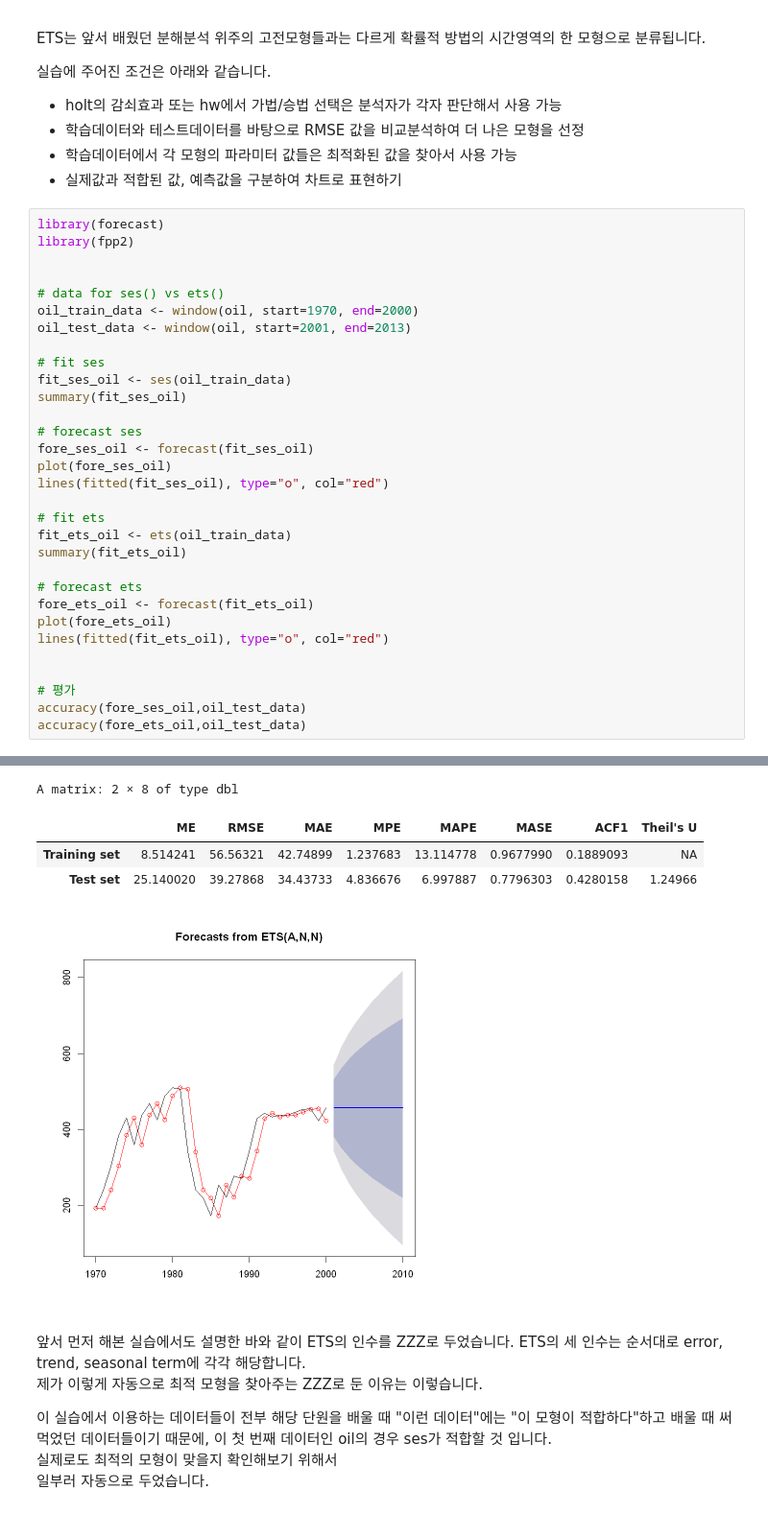
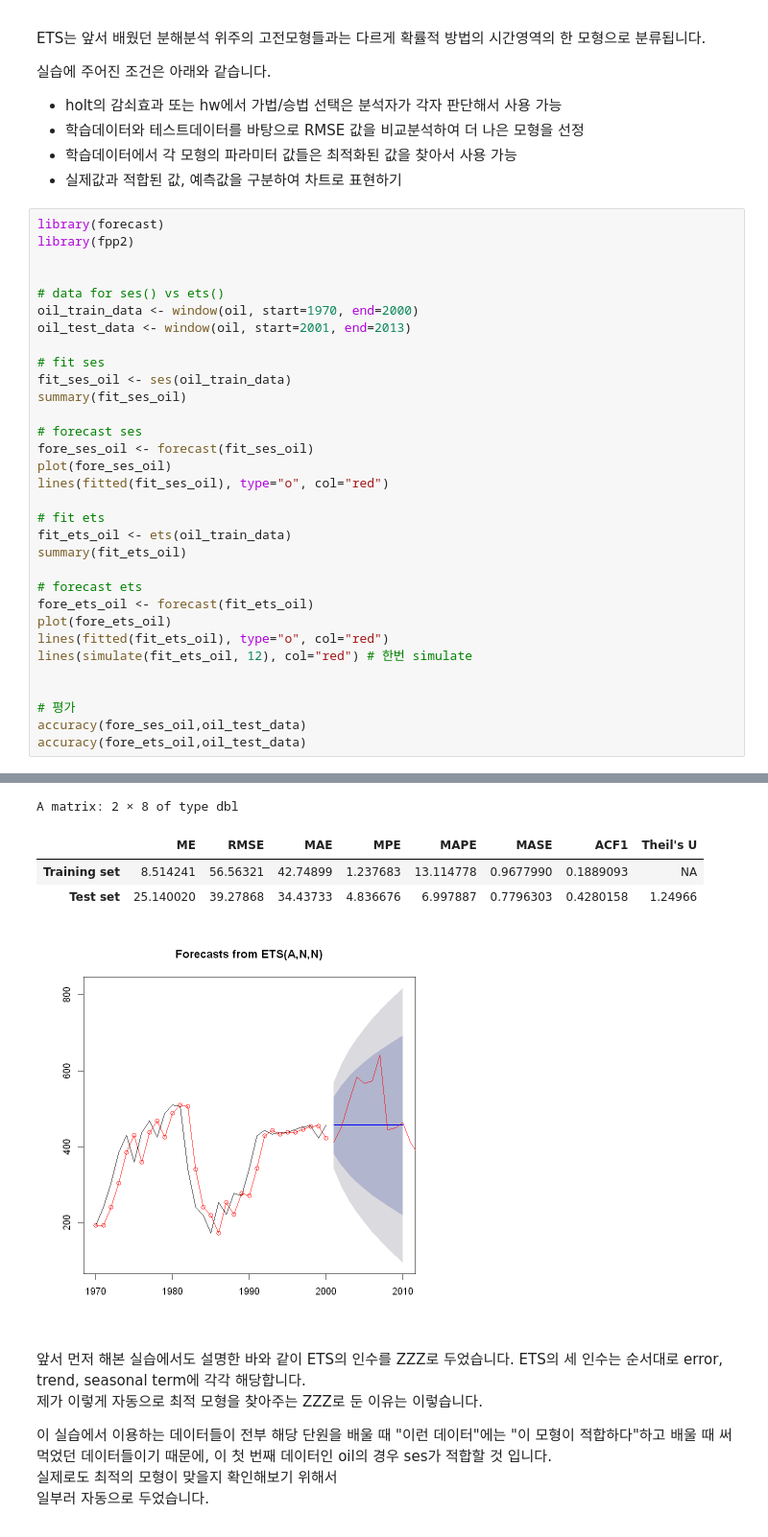
Before and after one commit to ohjinjin/TimeSeries_Lab, a Jupyter notebook: comparing_all_of_exponential_smoothing_method_wih_ets_2.ipynb, the cells around one changed output, grey strips where cells are left out. Shown at 96% size. Saved outputs shown, nothing was run; the diff lists cells and outputs as text.

```diff
--- a/comparing_all_of_exponential_smoothing_method_wih_ets_2.ipynb
+++ b/comparing_all_of_exponential_smoothing_method_wih_ets_2.ipynb
@@ -37,6 +37,7 @@ summary(fit_ets_oil)
 fore_ets_oil <- forecast(fit_ets_oil)
 plot(fore_ets_oil)
 lines(fitted(fit_ets_oil), type="o", col="red")
+lines(simulate(fit_ets_oil, 12), col="red") # 한번 simulate
 
 
 # 평가
@@ -59,34 +60,34 @@ Registered S3 method overwritten by 'xts':
 Loading required package: expsmooth
 
 Warning message:
 "package 'expsmooth' was built under R version 3.6.3"
 Forecast method: Simple exponential smoothing
 
 Model Information:
 Simple exponential smoothing
 
 Call:
  ses(y = oil_train_data)
 
   Smoothing parameters:
     alpha = 0.9999
 
   Initial states:
 ... (38 lines left out)
 
 Training set error measures:
                    ME     RMSE      MAE      MPE     MAPE     MASE      ACF1
 Training set 8.514241 56.56321 42.74899 1.237683 13.11478 0.967799 0.1889093
 [figure]
 A matrix: 2 × 8 of type dbl
 |  | ME | RMSE | MAE | MPE | MAPE | MASE | ACF1 | Theil's U |
 | Training set | 8.513001 | 56.56321 | 42.74775 | 1.237038 | 13.114133 | 0.9677709 | 0.1888919 | NA |
 | Test set | 25.140017 | 39.27867 | 34.43732 | 4.836675 | 6.997886 | 0.7796302 | 0.4280158 | 1.24966 |
 A matrix: 2 × 8 of type dbl
 |  | ME | RMSE | MAE | MPE | MAPE | MASE | ACF1 | Theil's U |
 | Training set | 8.514241 | 56.56321 | 42.74899 | 1.237683 | 13.114778 | 0.9677990 | 0.1889093 | NA |
 | Test set | 25.140020 | 39.27868 | 34.43733 | 4.836676 | 6.997887 | 0.7796303 | 0.4280158 | 1.24966 |
-[figure, old version]
+[figure, new version]
 # %% [markdown]
 앞서 먼저 해본 실습에서도 설명한 바와 같이 ETS의 인수를 ZZZ로 두었습니다. ETS의 세 인수는 순서대로 error, trend, seasonal term에 각각 해당합니다.<br/>
 제가 이렇게 자동으로 최적 모형을 찾아주는 ZZZ로 둔 이유는 이렇습니다.<br/>
```
Also changed, not shown: parts of 2 cells of this notebook.
